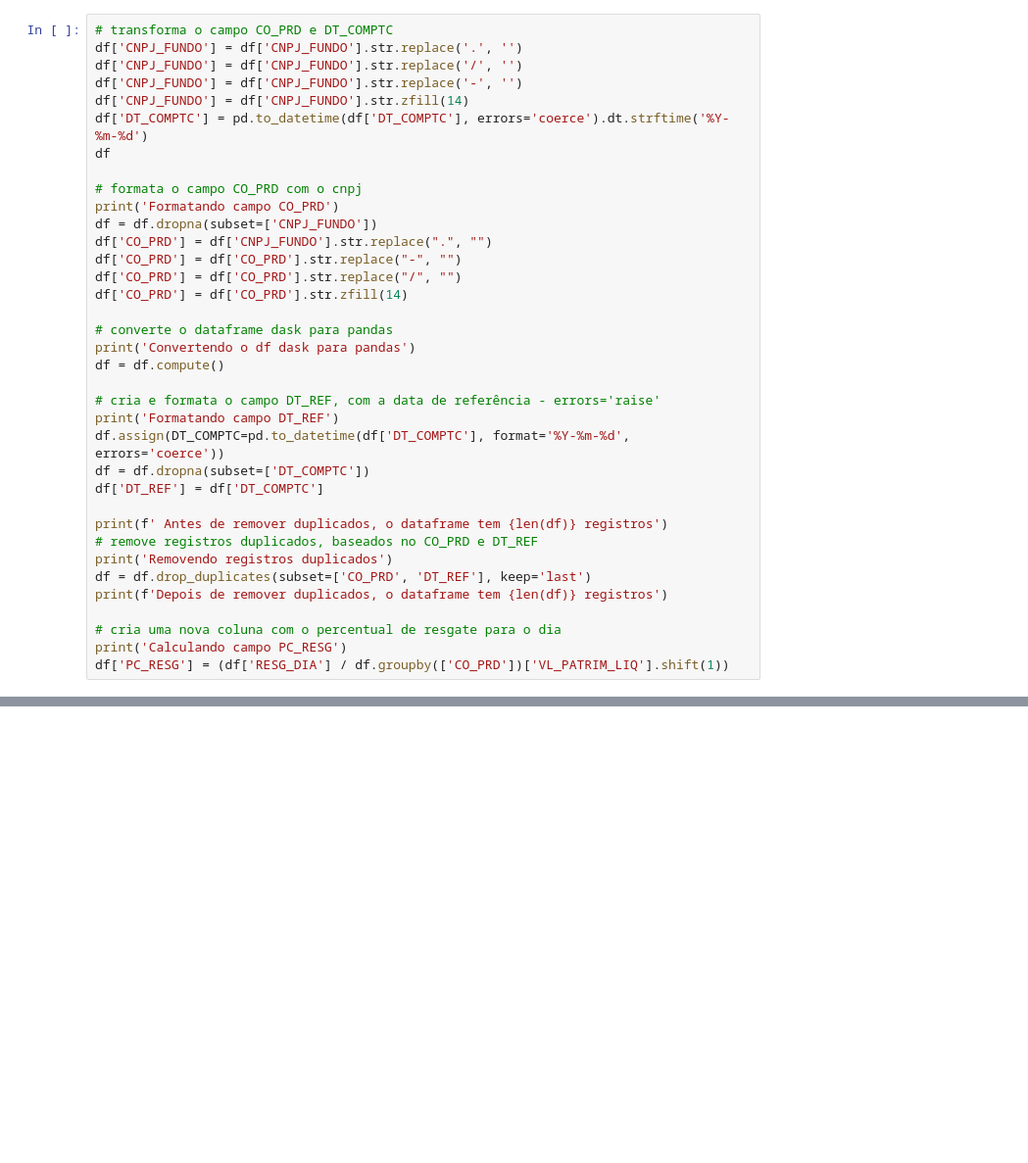
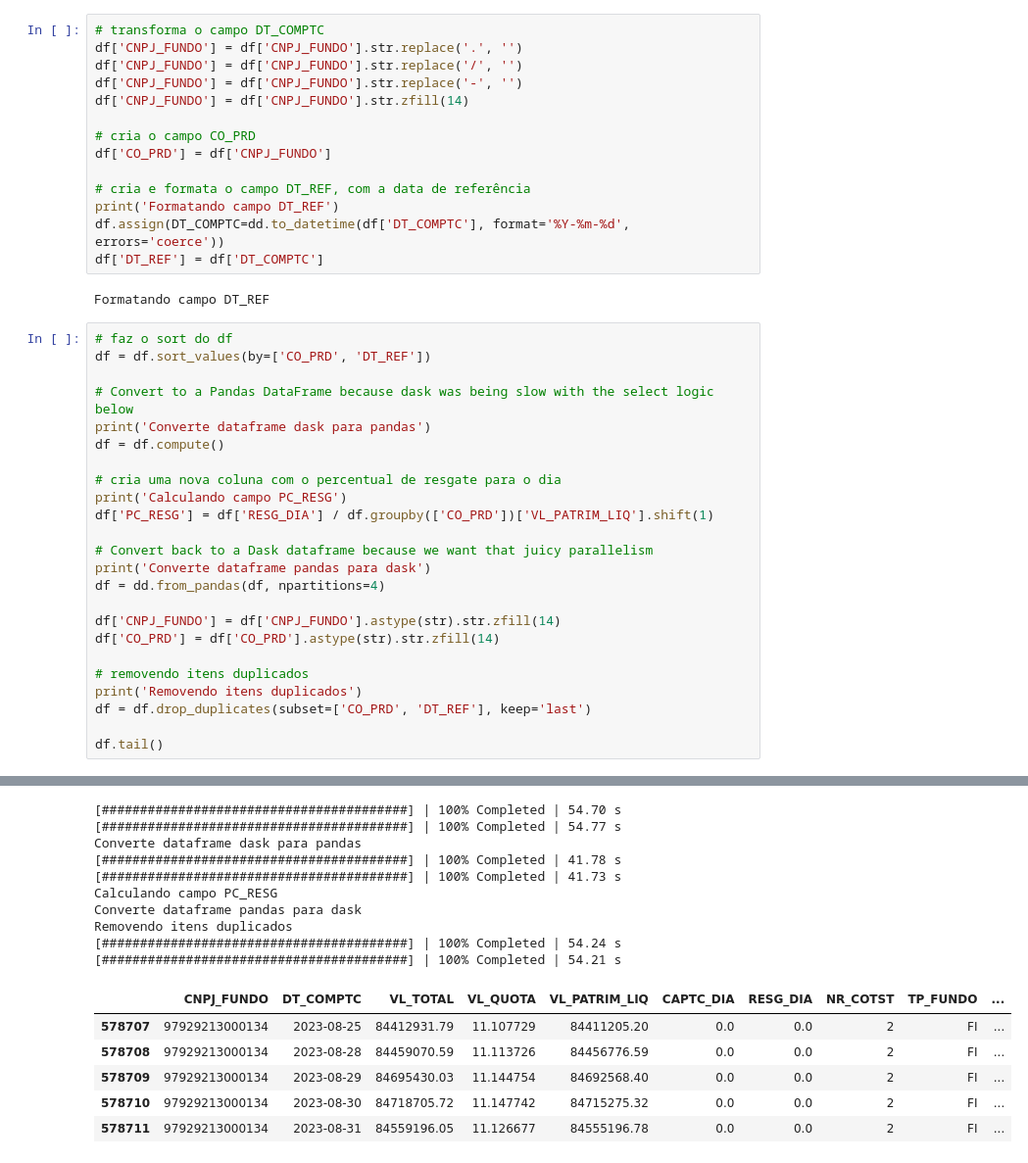
Before and after one commit to royopa/cvm_inf_diario, a Jupyter notebook: analise_dados.ipynb, the cells around one changed output, grey strips where cells are left out. Shown: that part at 98% size. Saved outputs shown, nothing was run; the diff lists cells and outputs as text; blank space fills up the shorter version.

Commit message:
incluídos scripts para captura diária e consolidação base completa

```diff
--- a/analise_dados.ipynb
+++ b/analise_dados.ipynb
@@ -19,37 +30,41 @@ dtypes: object(2), float64(5), int64(2)
+# %%
+# transforma o campo DT_COMPTC
+df['CNPJ_FUNDO'] = df['CNPJ_FUNDO'].str.replace('.', '')
+df['CNPJ_FUNDO'] = df['CNPJ_FUNDO'].str.replace('/', '')
+df['CNPJ_FUNDO'] = df['CNPJ_FUNDO'].str.replace('-', '')
+df['CNPJ_FUNDO'] = df['CNPJ_FUNDO'].str.zfill(14)
+
+# cria o campo CO_PRD
+df['CO_PRD'] = df['CNPJ_FUNDO']
+
+# cria e formata o campo DT_REF, com a data de referência
+print('Formatando campo DT_REF')
+df.assign(DT_COMPTC=dd.to_datetime(df['DT_COMPTC'], format='%Y-%m-%d', errors='coerce'))
+df['DT_REF'] = df['DT_COMPTC']
+# %% [output]
+Formatando campo DT_REF
 # %%
-# transforma o campo CO_PRD e DT_COMPTC
-df['CNPJ_FUNDO'] = df['CNPJ_FUNDO'].str.replace('.', '')
-df['CNPJ_FUNDO'] = df['CNPJ_FUNDO'].str.replace('/', '')
-df['CNPJ_FUNDO'] = df['CNPJ_FUNDO'].str.replace('-', '')
-df['CNPJ_FUNDO'] = df['CNPJ_FUNDO'].str.zfill(14)
-df['DT_COMPTC'] = pd.to_datetime(df['DT_COMPTC'], errors='coerce').dt.strftime('%Y-%m-%d')
-df
+# faz o sort do df
+df = df.sort_values(by=['CO_PRD', 'DT_REF'])
 
-# formata o campo CO_PRD com o cnpj
-print('Formatando campo CO_PRD')
-df = df.dropna(subset=['CNPJ_FUNDO'])
-df['CO_PRD'] = df['CNPJ_FUNDO'].str.replace(".", "")
-df['CO_PRD'] = df['CO_PRD'].str.replace("-", "")
-df['CO_PRD'] = df['CO_PRD'].str.replace("/", "")
-df['CO_PRD'] = df['CO_PRD'].str.zfill(14)
-
-# converte o dataframe dask para pandas
-print('Convertendo o df dask para pandas')
+# Convert to a Pandas DataFrame because dask was being slow with the select logic below
+print('Converte dataframe dask para pandas')
 df = df.compute()
-
-# cria e formata o campo DT_REF, com a data de referência - errors='raise'
-print('Formatando campo DT_REF')
-df.assign(DT_COMPTC=pd.to_datetime(df['DT_COMPTC'], format='%Y-%m-%d', errors='coerce'))
-df = df.dropna(subset=['DT_COMPTC'])
-df['DT_REF'] = df['DT_COMPTC']
-
-print(f' Antes de remover duplicados, o dataframe tem {len(df)} registros')
-# remove registros duplicados, baseados no CO_PRD e DT_REF
-print('Removendo registros duplicados')
-df = df.drop_duplicates(subset=['CO_PRD', 'DT_REF'], keep='last')
-print(f'Depois de remover duplicados, o dataframe tem {len(df)} registros')
 
 # cria uma nova coluna com o percentual de resgate para o dia
 print('Calculando campo PC_RESG')
-df['PC_RESG'] = (df['RESG_DIA'] / df.groupby(['CO_PRD'])['VL_PATRIM_LIQ'].shift(1))
+df['PC_RESG'] = df['RESG_DIA'] / df.groupby(['CO_PRD'])['VL_PATRIM_LIQ'].shift(1)
+
+# Convert back to a Dask dataframe because we want that juicy parallelism
+print('Converte dataframe pandas para dask')
+df = dd.from_pandas(df, npartitions=4)
+
+df['CNPJ_FUNDO'] = df['CNPJ_FUNDO'].astype(str).str.zfill(14)
+df['CO_PRD'] = df['CO_PRD'].astype(str).str.zfill(14)
+
+# removendo itens duplicados
+print('Removendo itens duplicados')
+df = df.drop_duplicates(subset=['CO_PRD', 'DT_REF'], keep='last')
+
+df.tail()
 # %% [output]
@@ -60,0 +75,16 @@ KeyboardInterrupt:
+[########################################] | 100% Completed | 54.70 s
+[########################################] | 100% Completed | 54.77 s
+Converte dataframe dask para pandas
+[########################################] | 100% Completed | 41.78 s
+[########################################] | 100% Completed | 41.73 s
+Calculando campo PC_RESG
+Converte dataframe pandas para dask
+Removendo itens duplicados
+[########################################] | 100% Completed | 54.24 s
+[########################################] | 100% Completed | 54.21 s
+|  | CNPJ_FUNDO | DT_COMPTC | VL_TOTAL | VL_QUOTA | VL_PATRIM_LIQ | CAPTC_DIA | RESG_DIA | NR_COTST | TP_FUNDO | ... |
+| 578707 | 97929213000134 | 2023-08-25 | 84412931.79 | 11.107729 | 84411205.20 | 0.0 | 0.0 | 2 | FI | ... |
+| 578708 | 97929213000134 | 2023-08-28 | 84459070.59 | 11.113726 | 84456776.59 | 0.0 | 0.0 | 2 | FI | ... |
+| 578709 | 97929213000134 | 2023-08-29 | 84695430.03 | 11.144754 | 84692568.40 | 0.0 | 0.0 | 2 | FI | ... |
+| 578710 | 97929213000134 | 2023-08-30 | 84718705.72 | 11.147742 | 84715275.32 | 0.0 | 0.0 | 2 | FI | ... |
+| 578711 | 97929213000134 | 2023-08-31 | 84559196.05 | 11.126677 | 84555196.78 | 0.0 | 0.0 | 2 | FI | ... |
```
Also changed, not shown: parts of 8 cells of this notebook, 8 other files.
